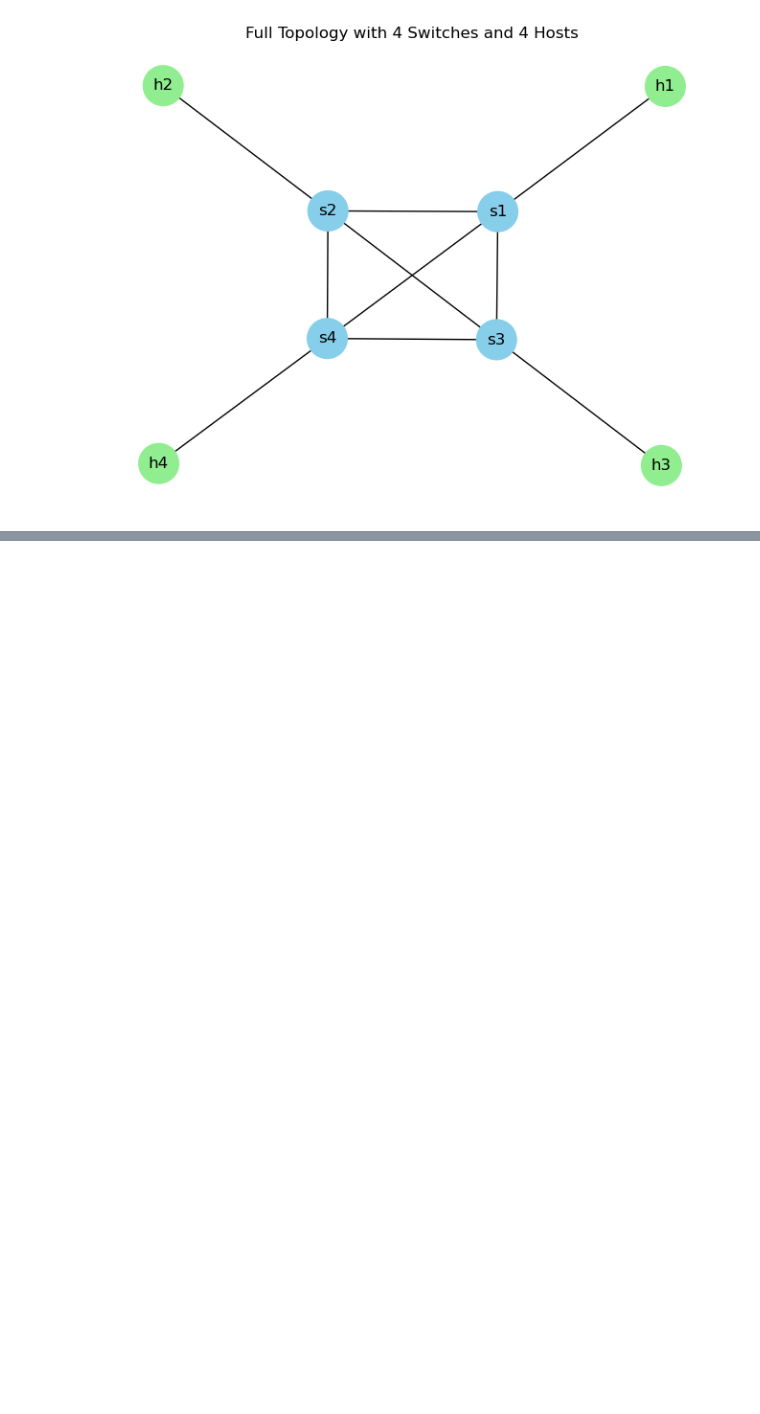
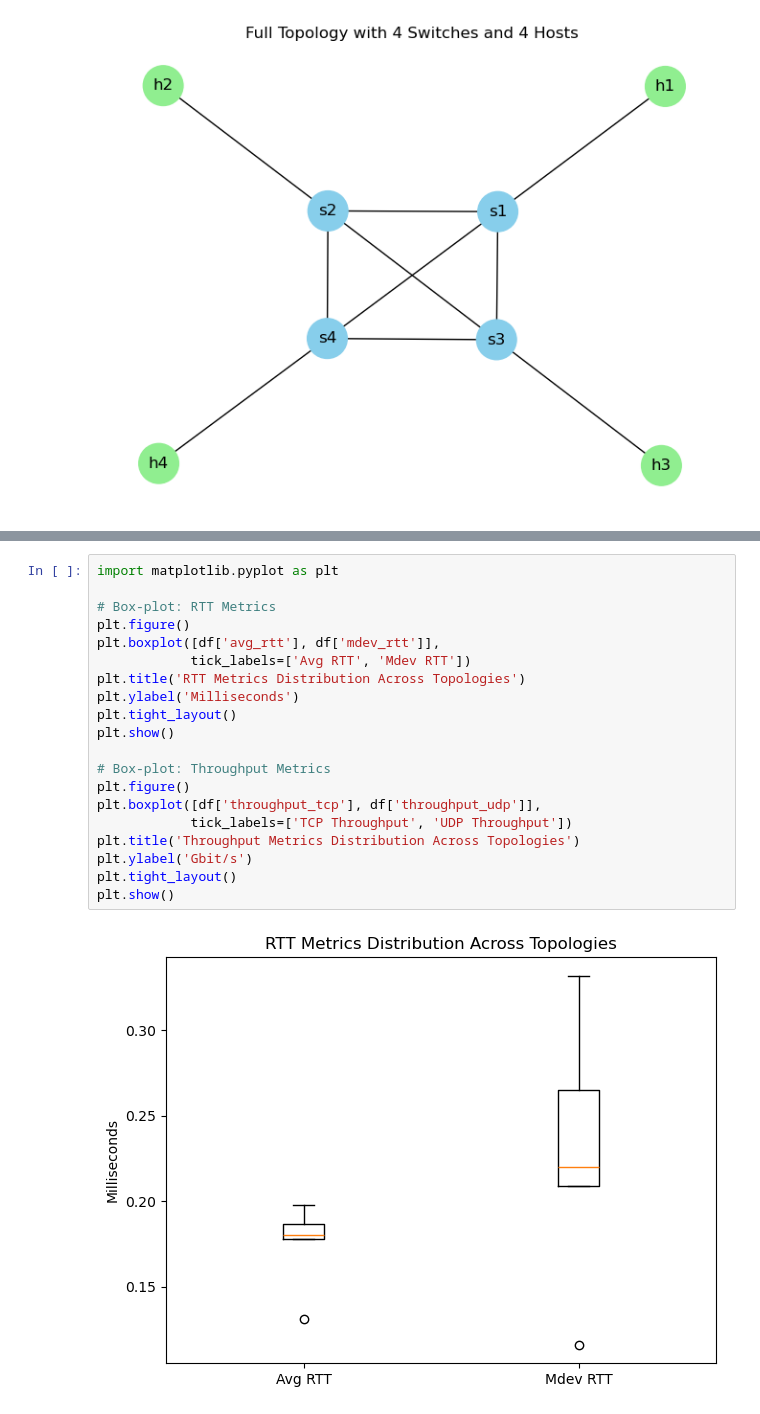
Before and after one commit to xmojtabw/Semester-6, a Jupyter notebook: CN-2/project/phase1/project/ali_taheri/step2/graphs_networkx.ipynb, the cells around one changed output, grey strips where cells are left out. Cells and saved outputs as stored; diff of their text form; blank space fills up the shorter version.

```diff
--- a/CN-2/project/phase1/project/ali_taheri/step2/graphs_networkx.ipynb
+++ b/CN-2/project/phase1/project/ali_taheri/step2/graphs_networkx.ipynb
@@ -187,0 +226,22 @@ plt.show()
+# %%
+import matplotlib.pyplot as plt
+
+# Box-plot: RTT Metrics
+plt.figure()
+plt.boxplot([df['avg_rtt'], df['mdev_rtt']],
+            tick_labels=['Avg RTT', 'Mdev RTT'])
+plt.title('RTT Metrics Distribution Across Topologies')
+plt.ylabel('Milliseconds')
+plt.tight_layout()
+plt.show()
+
+# Box-plot: Throughput Metrics
+plt.figure()
+plt.boxplot([df['throughput_tcp'], df['throughput_udp']],
+            tick_labels=['TCP Throughput', 'UDP Throughput'])
+plt.title('Throughput Metrics Distribution Across Topologies')
+plt.ylabel('Gbit/s')
+plt.tight_layout()
+plt.show()
+# %% [output]
+[figure, added]
```
Also changed, not shown: parts of 2 cells of this notebook, 13 other files.
